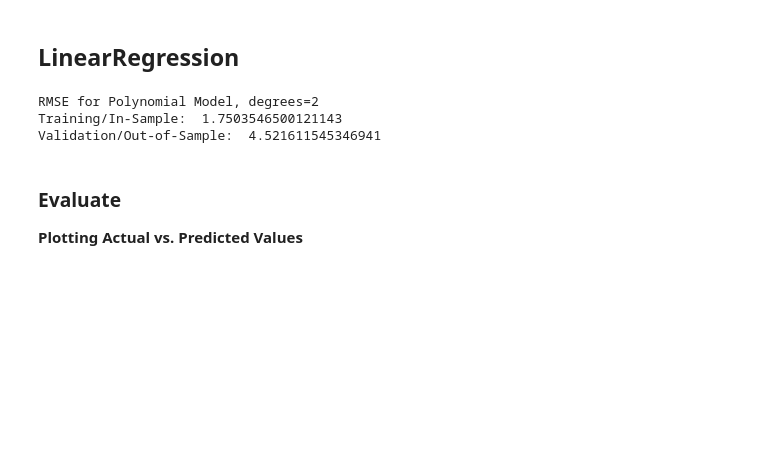
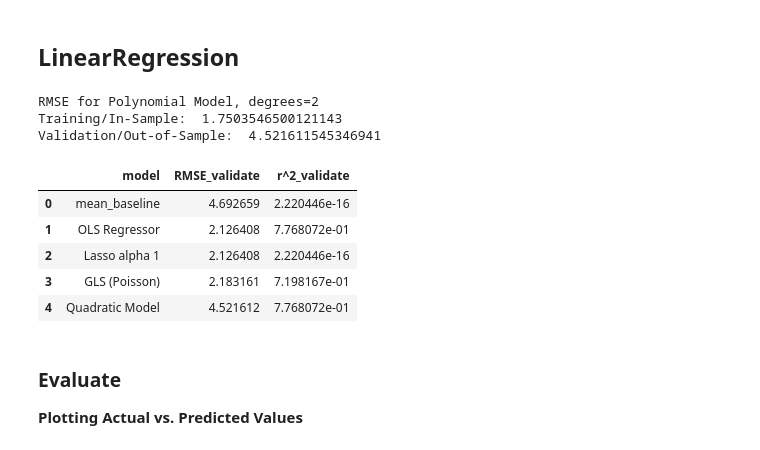
Before and after one commit to CodeupClassroom/easley-regression-exercises, a Jupyter notebook: Modeling.ipynb, the cells around one changed output. Drawn from its saved outputs; the diff is of its cells as text; code cells hidden in the pictures; blank space fills up the shorter version.

Commit message:
added Model lesson v2

```diff
--- a/Modeling.ipynb
+++ b/Modeling.ipynb
@@ -192,0 +219,5 @@ Validation/Out-of-Sample:  2.1264081323553436
+# %%
+metric_df = metric_df.append({
+    'model': 'OLS Regressor',
+    'RMSE_validate': rmse_validate,
+    'r^2_validate': explained_variance_score(y_validate.G3, y_validate.G3_pred_lm)}, ignore_index=True)
@@ -230,0 +275,5 @@ Validation/Out-of-Sample:  2.1264081323553436
+# %%
+metric_df = metric_df.append({
+    'model': 'Lasso alpha 1',
+    'RMSE_validate': rmse_validate,
+    'r^2_validate': explained_variance_score(y_validate.G3, y_validate.G3_pred_lars)}, ignore_index=True)
@@ -271,0 +335,5 @@ Validation/Out-of-Sample:  2.1831609449725895
+# %%
+metric_df = metric_df.append({
+    'model': 'GLS (Poisson)',
+    'RMSE_validate': rmse_validate,
+    'r^2_validate': explained_variance_score(y_validate.G3, y_validate.G3_pred_glm)}, ignore_index=True)
@@ -328,3 +411,17 @@ Validation/Out-of-Sample:  4.521611545346941
+# %%
+metric_df = metric_df.append({
+    'model': 'Quadratic Model',
+    'RMSE_validate': rmse_validate,
+    'r^2_validate': explained_variance_score(y_validate.G3, y_validate.G3_pred_lm2)}, ignore_index=True)
+# %%
+metric_df
+# %% [output]
+|  | model | RMSE_validate | r^2_validate |
+| 0 | mean_baseline | 4.692659 | 2.220446e-16 |
+| 1 | OLS Regressor | 2.126408 | 7.768072e-01 |
+| 2 | Lasso alpha 1 | 2.126408 | 2.220446e-16 |
+| 3 | GLS (Poisson) | 2.183161 | 7.198167e-01 |
+| 4 | Quadratic Model | 4.521612 | 7.768072e-01 |
 # %% [markdown]
 ### Evaluate
 
```
Also changed, not shown: parts of 14 cells of this notebook.
